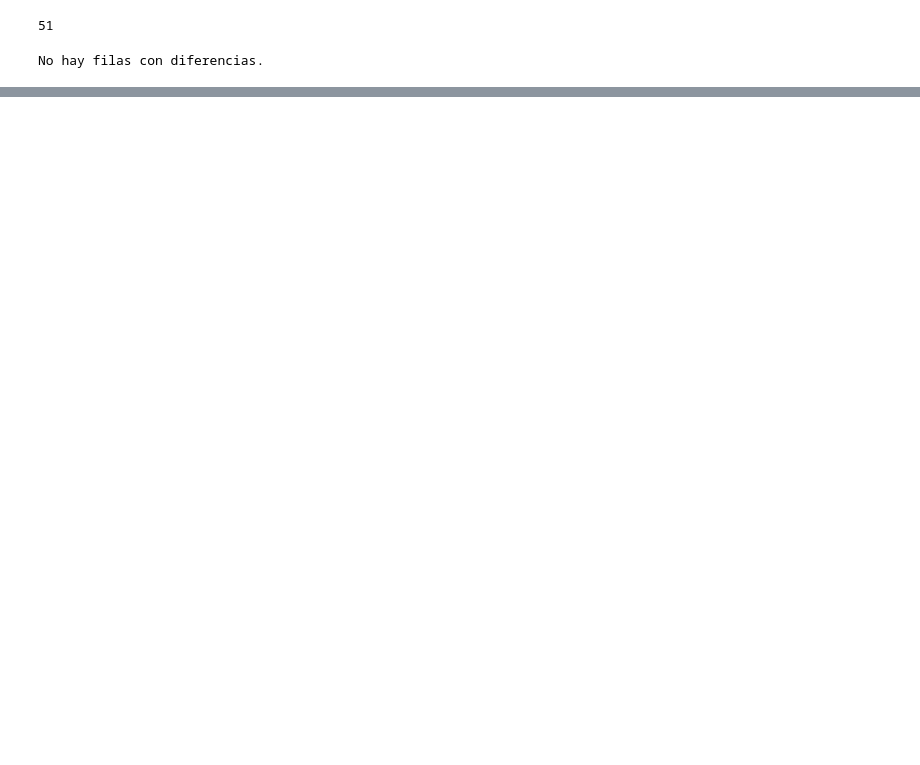
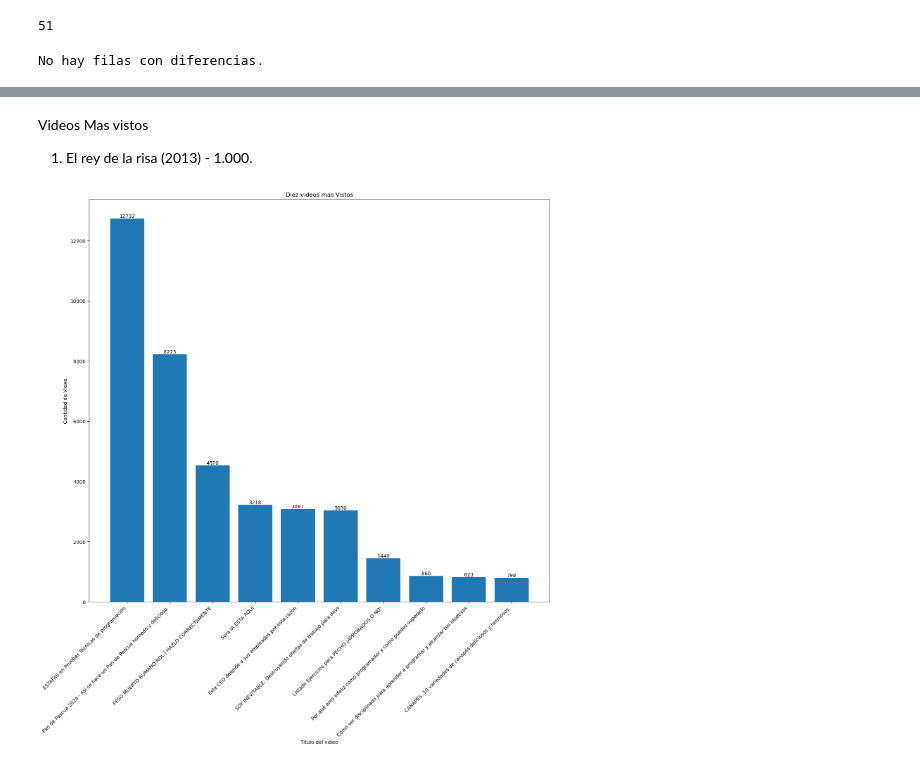
Before and after one commit to juanca-martinez/apiYoutube, a Jupyter notebook: apiyoutube.ipynb, the cells around one changed output, grey strips where cells are left out. Saved outputs shown, nothing was run; the diff lists cells and outputs as text; code cells hidden in the pictures; blank space fills up the shorter version.

```diff
--- a/apiyoutube.ipynb
+++ b/apiyoutube.ipynb
@@ -423,0 +424,5 @@ read_query1.head(50)
+# %%
+#df_merge[VideoID]
+#df_merge[Title]
+df_merge_datos = pd.merge(read_query1, df_merge, left_on='video_id', right_on='VideoID')
+df_merge_datos.head()
@@ -424,3 +436,28 @@ read_query1.head(50)
+# %% [markdown]
+Videos Mas vistos
+1.  El rey de la risa (2013) - 1.000.
+# %%
+df = pd.DataFrame(df_merge_datos)
+
+# Create the bar plot
+plt.figure(figsize=(15, 16))
+plt.bar(df['Title'], df['views_difference'])
+plt.title('Diez videos mas Vistos')
+plt.xlabel('Titulo del video')
+plt.ylabel('Cantidad de Views')
+plt.xticks(rotation=45, ha='right')
+plt.tight_layout()
+
+# Add value labels on top of each bar
+for i, v in enumerate(df['views_difference']):
+    plt.text(i, v, str(v), ha='center', va='bottom')
+
+plt.show()
+
+# Print the DataFrame
+#print(df)
+# %% [output]
+[figure, added]
 # %%
 
 
```
Also changed, not shown: parts of 13 cells of this notebook.
